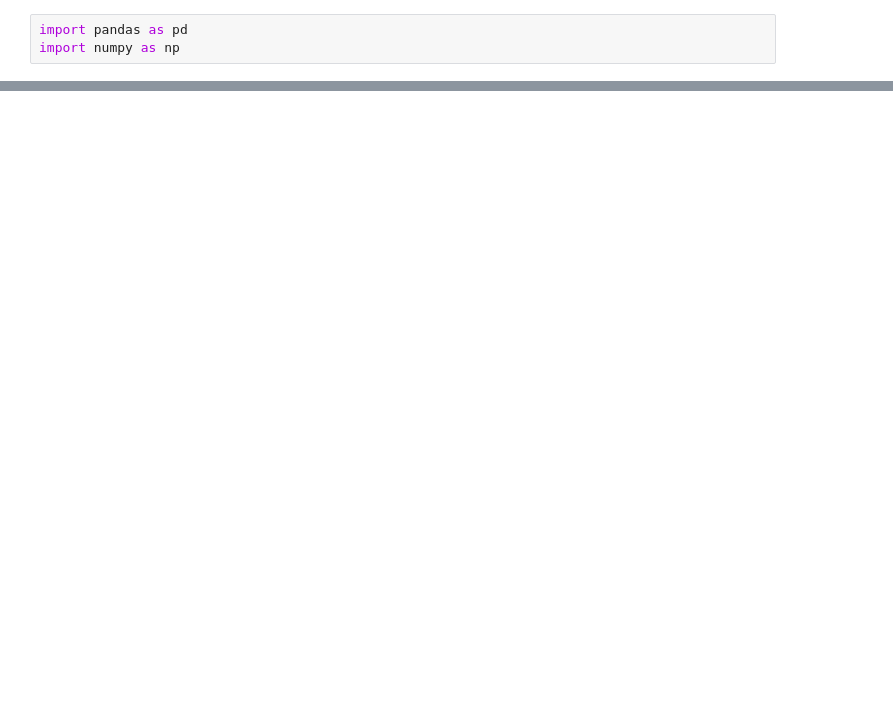
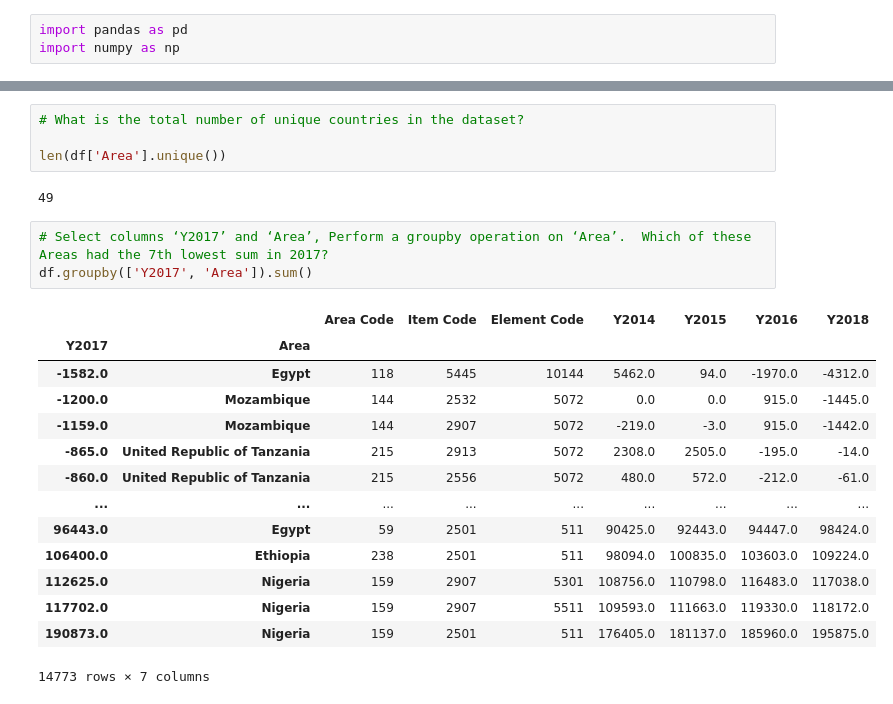
Before and after one commit to Sikirulahi1/Hamoye_Stage_A, a Jupyter notebook: stage_A_Test.ipynb, the cells around one changed output, grey strips where cells are left out. Drawn from its saved outputs; the diff is of its cells as text; blank space fills up the shorter version.

```diff
--- a/stage_A_Test.ipynb
+++ b/stage_A_Test.ipynb
@@ -20,0 +96,24 @@ df
+# %%
+# What is the total number of unique countries in the dataset?
+
+len(df['Area'].unique())
+# %% [output]
+49
+# %%
+# Select columns ‘Y2017’ and ‘Area’, Perform a groupby operation on ‘Area’.  Which of these Areas had the 7th lowest sum in 2017?
+df.groupby(['Y2017', 'Area']).sum()
+# %% [output]
+|  |  | Area Code | Item Code | Element Code | Y2014 | Y2015 | Y2016 | Y2018 |
+| Y2017 | Area |  |  |  |  |  |  |  |
+| -1582.0 | Egypt | 118 | 5445 | 10144 | 5462.0 | 94.0 | -1970.0 | -4312.0 |
+| -1200.0 | Mozambique | 144 | 2532 | 5072 | 0.0 | 0.0 | 915.0 | -1445.0 |
+| -1159.0 | Mozambique | 144 | 2907 | 5072 | -219.0 | -3.0 | 915.0 | -1442.0 |
+| -865.0 | United Republic of Tanzania | 215 | 2913 | 5072 | 2308.0 | 2505.0 | -195.0 | -14.0 |
+| -860.0 | United Republic of Tanzania | 215 | 2556 | 5072 | 480.0 | 572.0 | -212.0 | -61.0 |
+| ... | ... | ... | ... | ... | ... | ... | ... | ... |
+| 96443.0 | Egypt | 59 | 2501 | 511 | 90425.0 | 92443.0 | 94447.0 | 98424.0 |
+| 106400.0 | Ethiopia | 238 | 2501 | 511 | 98094.0 | 100835.0 | 103603.0 | 109224.0 |
+| 112625.0 | Nigeria | 159 | 2907 | 5301 | 108756.0 | 110798.0 | 116483.0 | 117038.0 |
+| 117702.0 | Nigeria | 159 | 2907 | 5511 | 109593.0 | 111663.0 | 119330.0 | 118172.0 |
+| 190873.0 | Nigeria | 159 | 2501 | 511 | 176405.0 | 181137.0 | 185960.0 | 195875.0 |
+14773 rows × 7 columns
```
Also changed, not shown: parts of 14 cells of this notebook.
